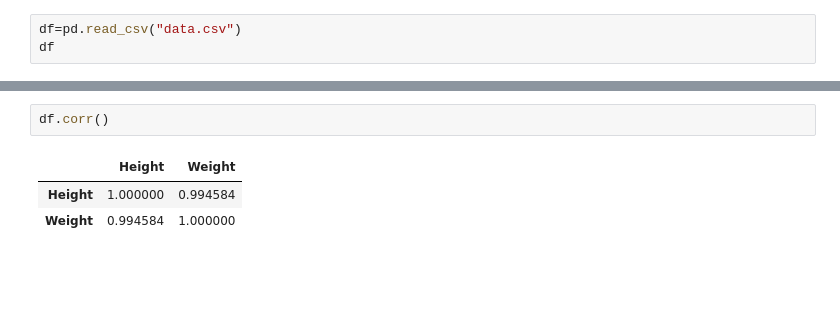
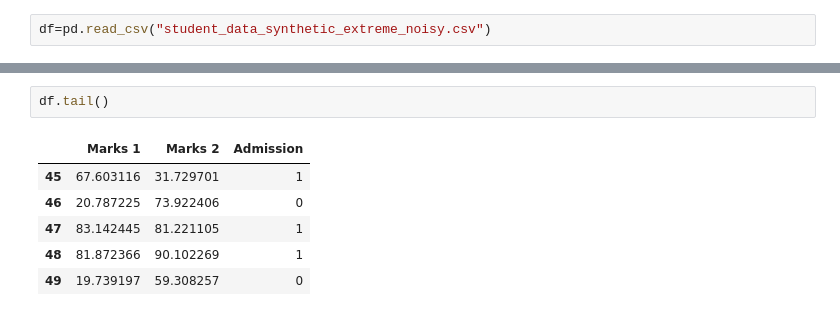
Before and after one commit to srikanth0904/machine-learning-, a Jupyter notebook: logisticregression.ipynb, the cells around one changed output, grey strips where cells are left out. Saved outputs shown, nothing was run; the diff lists cells and outputs as text; blank space fills up the shorter version.

```diff
--- a/logisticregression.ipynb
+++ b/logisticregression.ipynb
@@ -8,3 +10,2 @@ import numpy as np
 # %%
-df=pd.read_csv("data.csv")
-df
+df=pd.read_csv("student_data_synthetic_extreme_noisy.csv")
@@ -44,6 +21,9 @@ Text(0, 0.5, 'Height')
 # %%
-df.corr()
+df.tail()
 # %% [output]
-|  | Height | Weight |
-| Height | 1.000000 | 0.994584 |
-| Weight | 0.994584 | 1.000000 |
+|  | Marks 1 | Marks 2 | Admission |
+| 45 | 67.603116 | 31.729701 | 1 |
+| 46 | 20.787225 | 73.922406 | 0 |
+| 47 | 83.142445 | 81.221105 | 1 |
+| 48 | 81.872366 | 90.102269 | 1 |
+| 49 | 19.739197 | 59.308257 | 0 |
```
Also changed, not shown: parts of 23 cells of this notebook.
